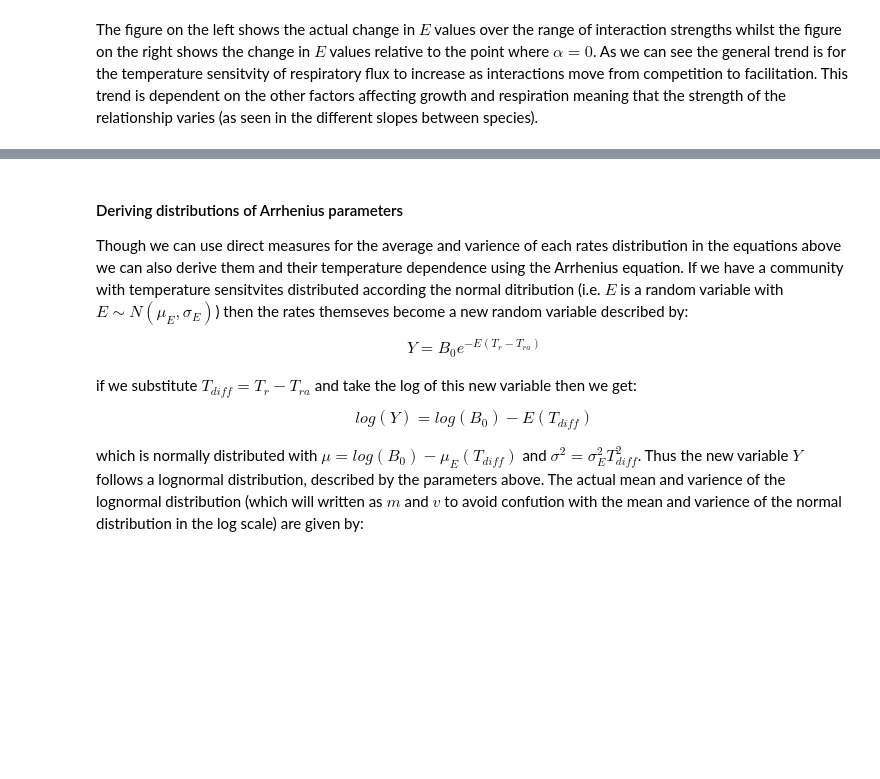
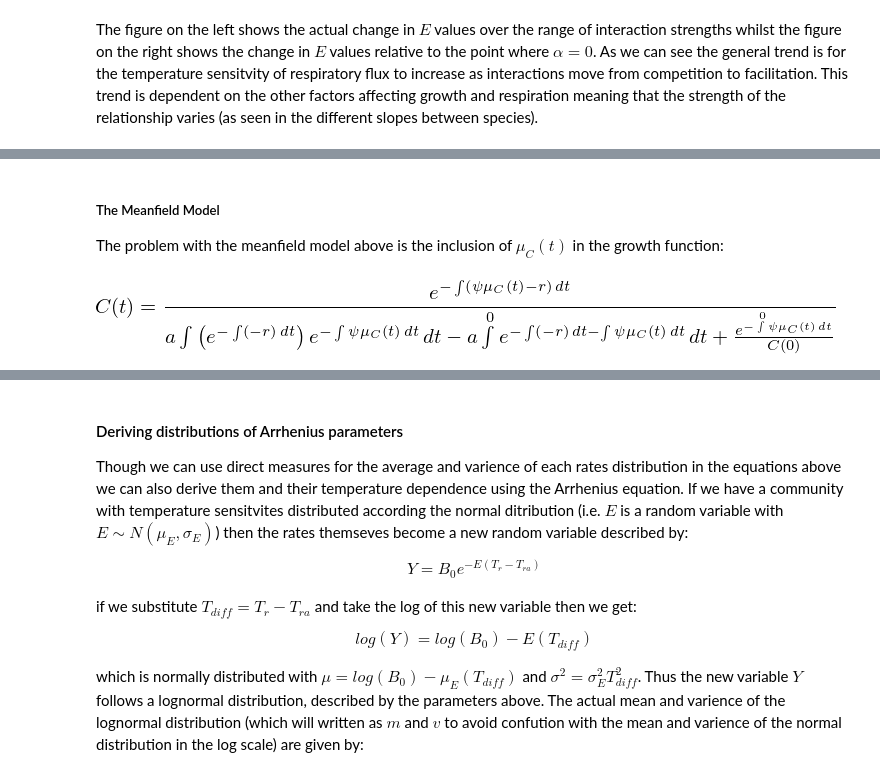
Before and after one commit to CleggTom/Bacteria_EcoFunc, a Jupyter notebook: notebooks/Models_main.ipynb, the cells around one changed output, grey strips where cells are left out. Saved outputs shown, nothing was run; the diff lists cells and outputs as text; code cells hidden in the pictures; blank space fills up the shorter version.

```diff
--- a/notebooks/Models_main.ipynb
+++ b/notebooks/Models_main.ipynb
@@ -498,0 +459,14 @@ and if we assume independence of uptake, respiration and summed interaction stre
+# %% [markdown]
+##### The Meanfield Model
+
+The problem with the meanfield model above is the inclusion of $\mu_C(t)$ in the growth function:
+# %%
+r,a,p,t = var("r,a,\psi,t",positive = true,real=true)
+C = Function("C")(t)
+uC = Function("mu_C")(t)
+sol = dsolve(Eq(C.diff(t),C*(r - a*C - p*uC)))
+C1 = sol.args[1].args[0].args[0].args[0]
+C1_sol = solve(sol.subs({t:0}),C1)[0]
+C_sol = sol.subs({C1:C1_sol}); C_sol
+# %% [output]
+[figure, added]
```
Also changed, not shown: parts of 46 cells of this notebook, 13 other files.
